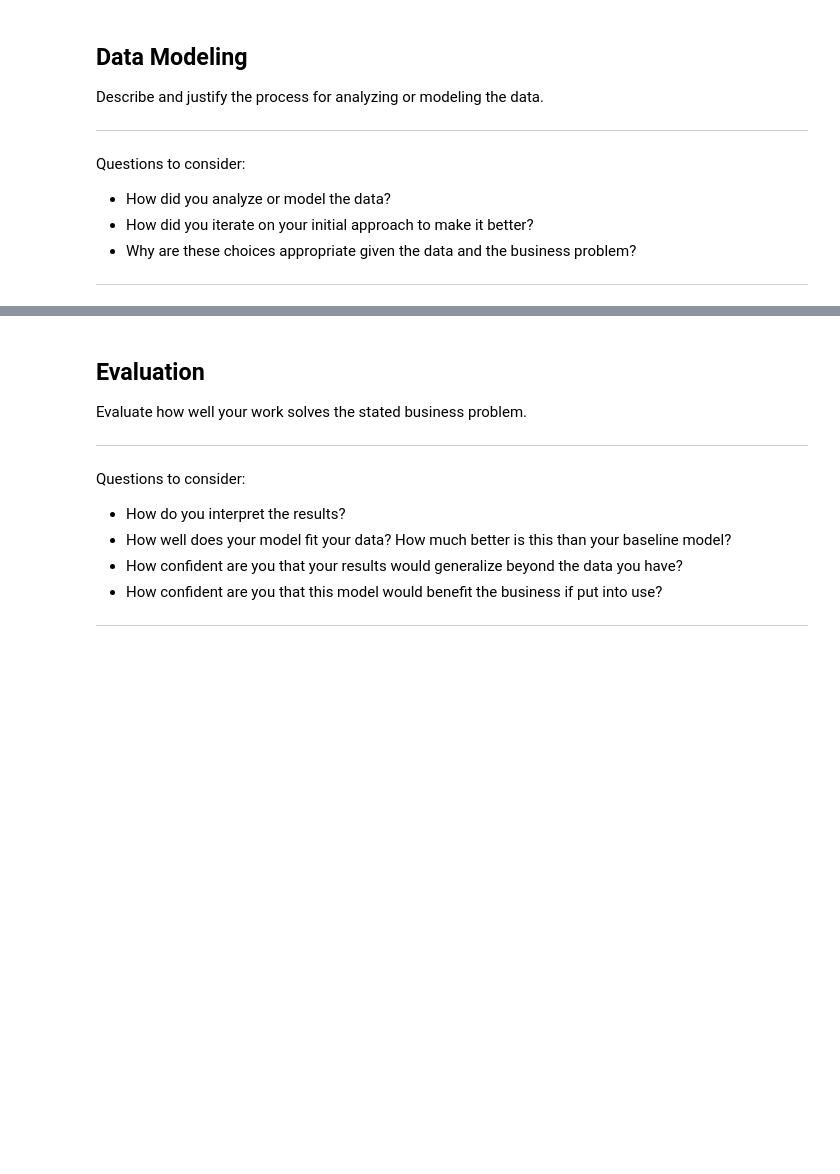
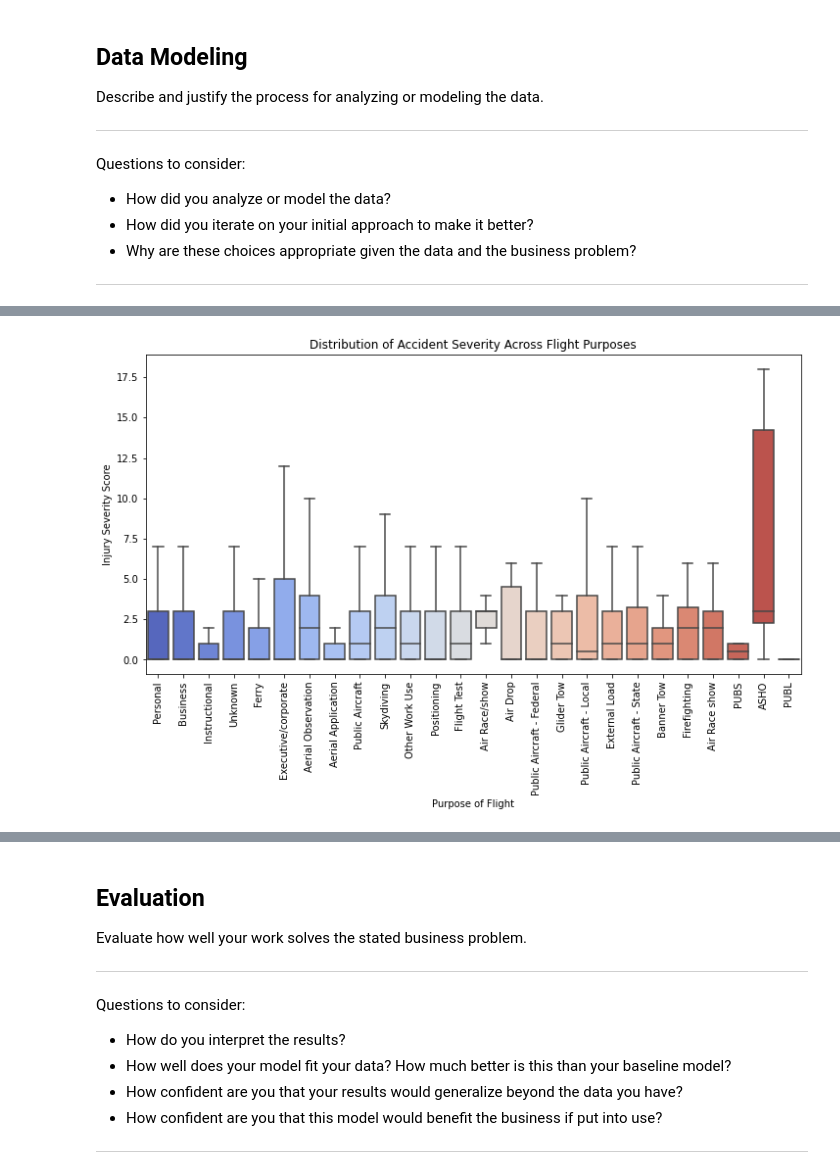
Before and after one commit to G-Money-Himself/Navigating-Aviation-Risk-for-Business-Expansion-PJ1, a Jupyter notebook: Navigating Aviation Risks for Business Expansion .ipynb, the cells around one changed output, grey strips where cells are left out. Saved outputs shown, nothing was run; the diff lists cells and outputs as text; code cells hidden in the pictures; blank space fills up the shorter version.

```diff
--- a/Navigating Aviation Risks for Business Expansion .ipynb
+++ b/Navigating Aviation Risks for Business Expansion .ipynb
@@ -242,0 +292,23 @@ Questions to consider:
+# %%
+# Set figure size
+plt.figure(figsize=(12, 6))
+
+# Create the box plot
+sns.boxplot(x='Purpose.of.flight', y='Injury_Severity_Score', data=aviation_df, palette='coolwarm', showfliers=False)
+
+
+# Label the axes and title
+plt.xlabel("Purpose of Flight")
+plt.ylabel("Injury Severity Score")
+plt.title("Distribution of Accident Severity Across Flight Purposes")
+
+# Rotate x-axis labels for better readability
+plt.xticks(rotation=90)
+
+# Save the plot
+plt.savefig("flight_purpose_accident_severity.png", dpi=300, bbox_inches='tight')
+
+# Show the plot
+plt.show()
+# %% [output]
+[figure, added]
```
Also changed, not shown: parts of 8 cells of this notebook.
